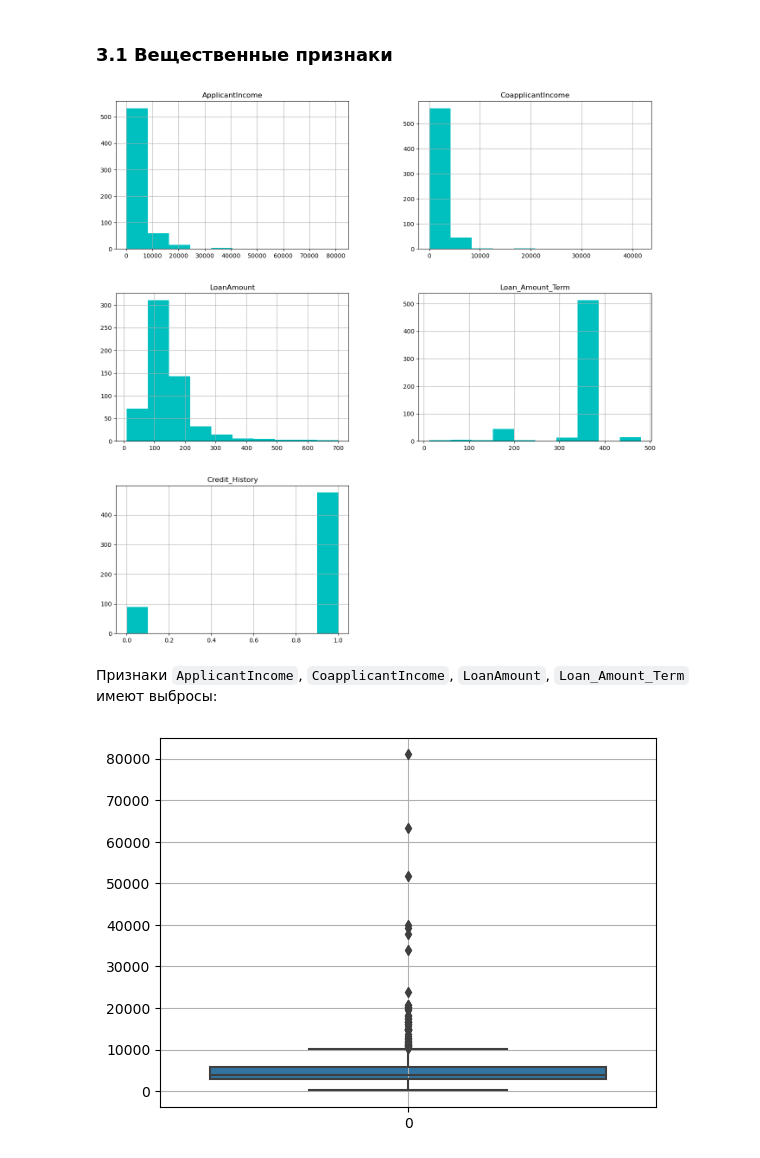
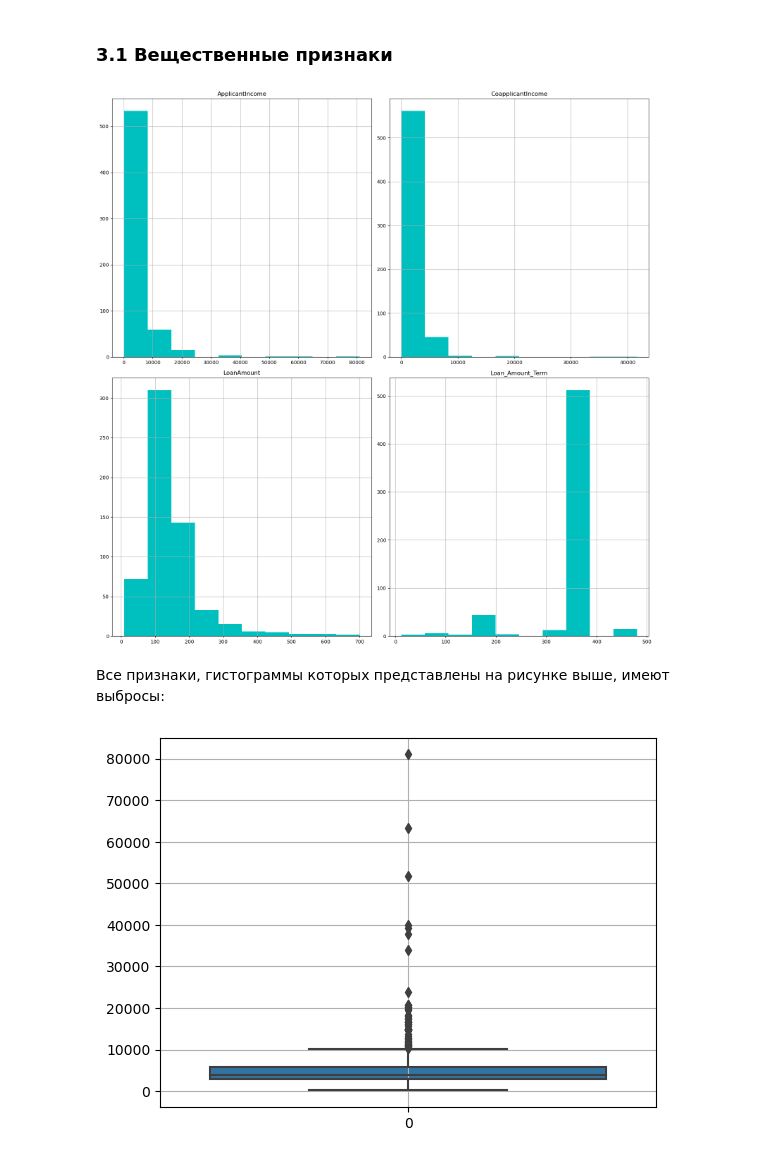
Before and after one commit to dnlygvtv/Python_for_Data_Science_HWs, a Jupyter notebook: HW/HW_7.ipynb, the cells around one changed output. Drawn from its saved outputs; the diff is of its cells as text; code cells hidden in the pictures.

```diff
--- a/HW/HW_7.ipynb
+++ b/HW/HW_7.ipynb
@@ -253,13 +243,14 @@ cat_features = ['Gender', 'Married', 'Education', 'Self_Employed', 'Property_Are
 # %% [markdown]
 ### 3.1 Вещественные признаки
 # %%
-df[num_features + bin_features].hist(figsize=(16, 16), color='c');
+df[num_features].hist(figsize=(16, 16), color='c')
+plt.tight_layout();
 
 # здесь не будет гистограммы для признака 'Dependents', потому что pandas считает его категориальным, мы его ещё не обрабатывали
 # %% [output]
-[figure, old version]
+[figure, new version]
-# %% [markdown]
-Признаки `ApplicantIncome`, `CoapplicantIncome`, `LoanAmount`, `Loan_Amount_Term` имеют выбросы:
+# %% [markdown]
+Все признаки, гистограммы которых представлены на рисунке выше, имеют выбросы:
 # %%
 sns.boxplot(df['ApplicantIncome'], whis=1.5)
 plt.grid(True);
```
Also changed, not shown: parts of 27 cells of this notebook.
